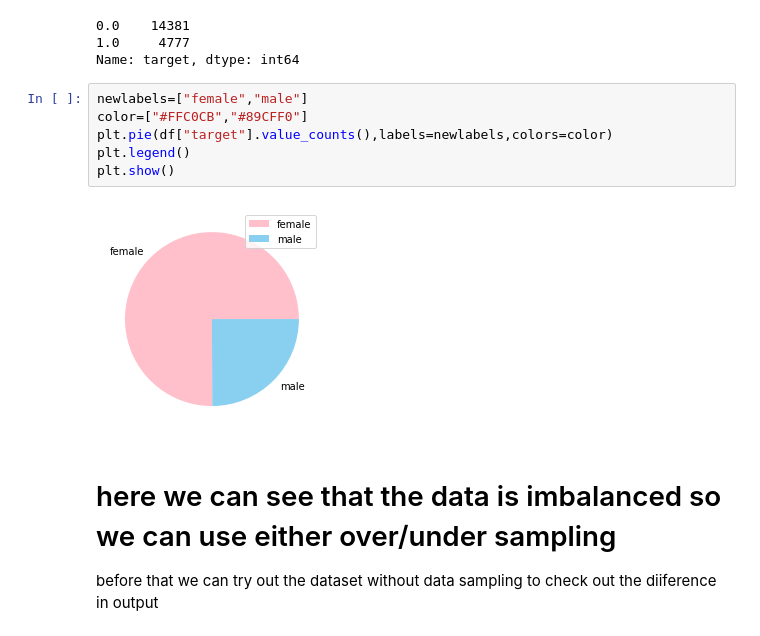
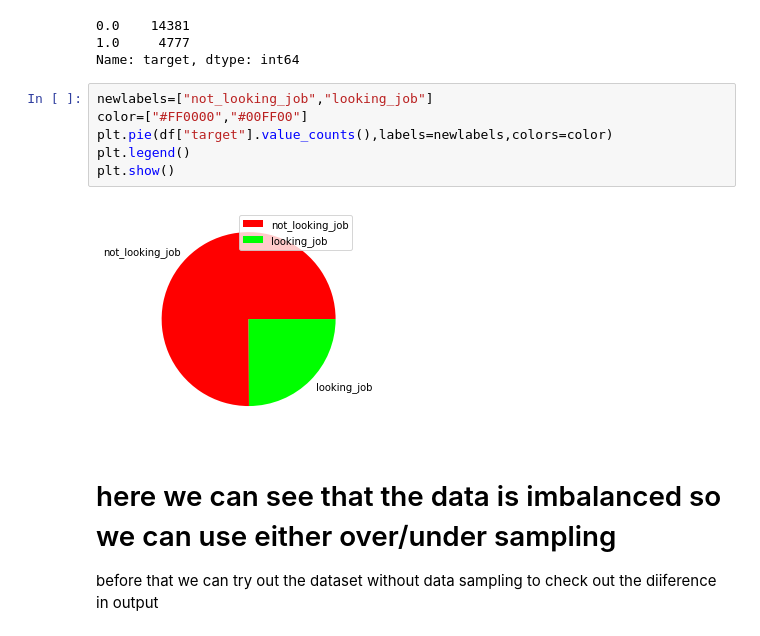
Before and after one commit to manurk1998/ML_Datasc, a Jupyter notebook: MY_Project_1.ipynb, the cells around one changed output. Cells and saved outputs as stored; diff of their text form.

```diff
--- a/MY_Project_1.ipynb
+++ b/MY_Project_1.ipynb
@@ -192,13 +181,13 @@ df["target"].value_counts()
 1.0     4777
 Name: target, dtype: int64
 # %%
-newlabels=["female","male"]
-color=["#FFC0CB","#89CFF0"]
+newlabels=["not_looking_job","looking_job"]
+color=["#FF0000","#00FF00"]
 plt.pie(df["target"].value_counts(),labels=newlabels,colors=color)
 plt.legend()
 plt.show()
 # %% [output]
-[figure, old version]
+[figure, new version]
 # %% [markdown]
 # here we can see that the data is imbalanced so we can use either over/under sampling
 
```
Also changed, not shown: parts of 28 cells of this notebook.
